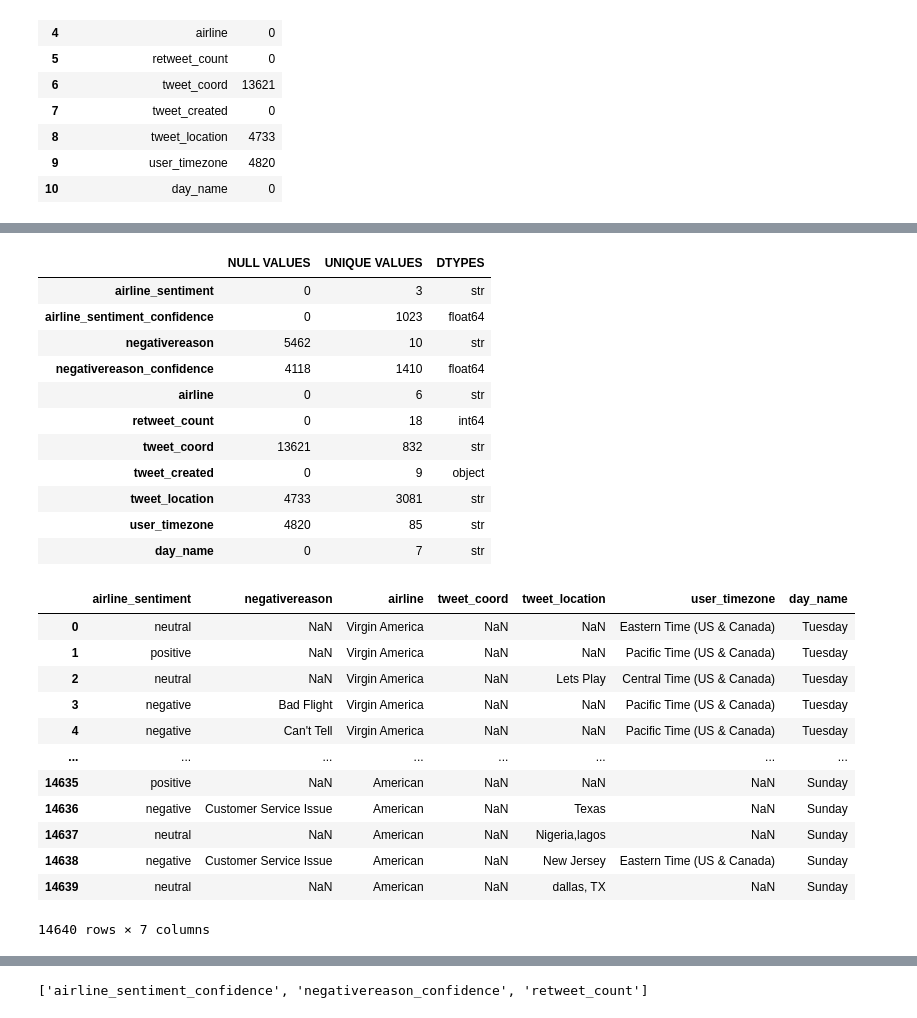
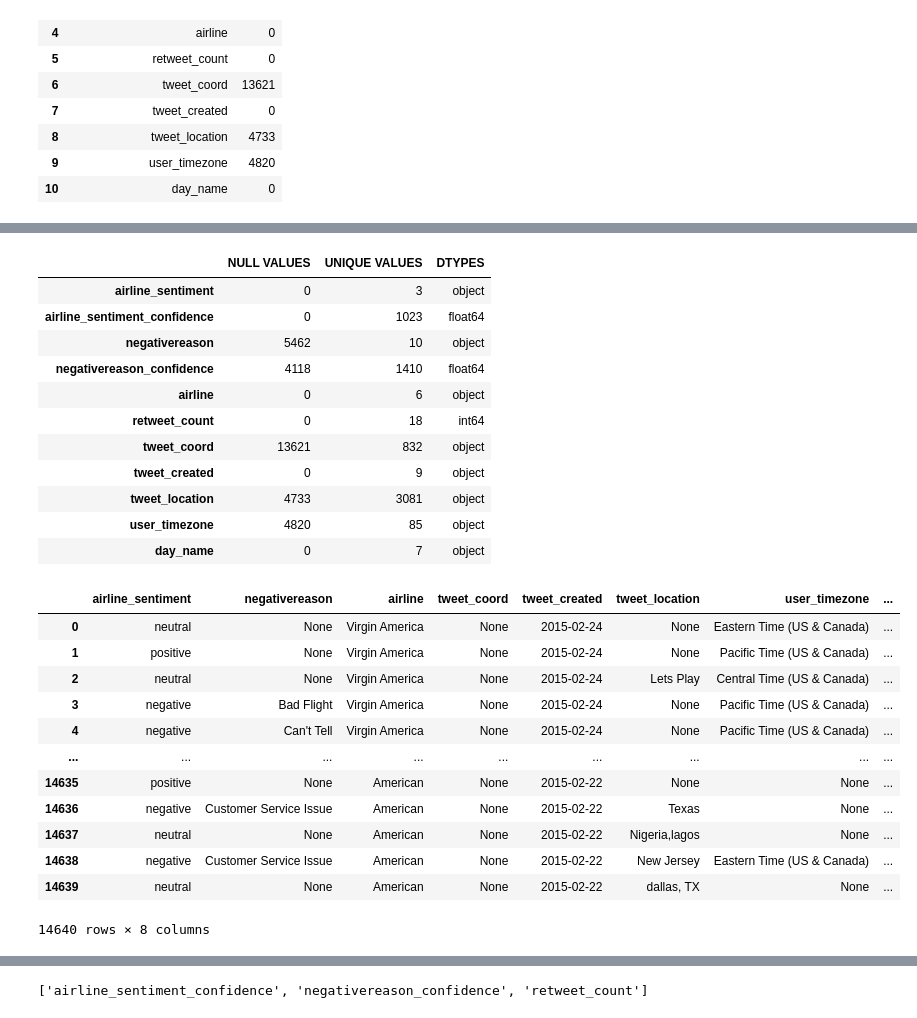
Before and after one commit to pradhans369/Deep_Learning, a Jupyter notebook: 2_3_2.ipynb, the cells around one changed output, grey strips where cells are left out. Saved outputs shown, nothing was run; the diff lists cells and outputs as text; code cells hidden in the pictures.

```diff
--- a/2_3_2.ipynb
+++ b/2_3_2.ipynb
@@ -6,5 +10,5 @@ import pandas as pd
 # %%
-df = pd.read_csv("Datasets/Tweets.csv")
+df = pd.read_csv("/kaggle/input/datasets/organizations/crowdflower/twitter-airline-sentiment/Tweets.csv")
 # %%
 df.isna().sum()
 # %% [output]
@@ -108,33 +109,33 @@ pd.DataFrame({
 })
 # %% [output]
 |  | NULL VALUES | UNIQUE VALUES | DTYPES |
-| airline_sentiment | 0 | 3 | str |
+| airline_sentiment | 0 | 3 | object |
 | airline_sentiment_confidence | 0 | 1023 | float64 |
-| negativereason | 5462 | 10 | str |
+| negativereason | 5462 | 10 | object |
 | negativereason_confidence | 4118 | 1410 | float64 |
-| airline | 0 | 6 | str |
+| airline | 0 | 6 | object |
 | retweet_count | 0 | 18 | int64 |
-| tweet_coord | 13621 | 832 | str |
+| tweet_coord | 13621 | 832 | object |
 | tweet_created | 0 | 9 | object |
-| tweet_location | 4733 | 3081 | str |
-| user_timezone | 4820 | 85 | str |
-| day_name | 0 | 7 | str |
+| tweet_location | 4733 | 3081 | object |
+| user_timezone | 4820 | 85 | object |
+| day_name | 0 | 7 | object |
 # %%
-df.select_dtypes(include='str')
+df.select_dtypes(include='object')
 # %% [output]
-|  | airline_sentiment | negativereason | airline | tweet_coord | tweet_location | user_timezone | day_name |
-| 0 | neutral | NaN | Virgin America | NaN | NaN | Eastern Time (US & Canada) | Tuesday |
-| 1 | positive | NaN | Virgin America | NaN | NaN | Pacific Time (US & Canada) | Tuesday |
-| 2 | neutral | NaN | Virgin America | NaN | Lets Play | Central Time (US & Canada) | Tuesday |
-| 3 | negative | Bad Flight | Virgin America | NaN | NaN | Pacific Time (US & Canada) | Tuesday |
-| 4 | negative | Can't Tell | Virgin America | NaN | NaN | Pacific Time (US & Canada) | Tuesday |
-| ... | ... | ... | ... | ... | ... | ... | ... |
-| 14635 | positive | NaN | American | NaN | NaN | NaN | Sunday |
-| 14636 | negative | Customer Service Issue | American | NaN | Texas | NaN | Sunday |
-| 14637 | neutral | NaN | American | NaN | Nigeria,lagos | NaN | Sunday |
-| 14638 | negative | Customer Service Issue | American | NaN | New Jersey | Eastern Time (US & Canada) | Sunday |
-| 14639 | neutral | NaN | American | NaN | dallas, TX | NaN | Sunday |
+|  | airline_sentiment | negativereason | airline | tweet_coord | tweet_created | tweet_location | user_timezone | ... |
+| 0 | neutral | None | Virgin America | None | 2015-02-24 | None | Eastern Time (US & Canada) | ... |
+| 1 | positive | None | Virgin America | None | 2015-02-24 | None | Pacific Time (US & Canada) | ... |
+| 2 | neutral | None | Virgin America | None | 2015-02-24 | Lets Play | Central Time (US & Canada) | ... |
+| 3 | negative | Bad Flight | Virgin America | None | 2015-02-24 | None | Pacific Time (US & Canada) | ... |
+| 4 | negative | Can't Tell | Virgin America | None | 2015-02-24 | None | Pacific Time (US & Canada) | ... |
+| ... | ... | ... | ... | ... | ... | ... | ... | ... |
+| 14635 | positive | None | American | None | 2015-02-22 | None | None | ... |
+| 14636 | negative | Customer Service Issue | American | None | 2015-02-22 | Texas | None | ... |
+| 14637 | neutral | None | American | None | 2015-02-22 | Nigeria,lagos | None | ... |
+| 14638 | negative | Customer Service Issue | American | None | 2015-02-22 | New Jersey | Eastern Time (US & Canada) | ... |
+| 14639 | neutral | None | American | None | 2015-02-22 | dallas, TX | None | ... |
-14640 rows × 7 columns
+14640 rows × 8 columns
 # %%
 df['user_timezone'].unique().tolist()
 # %% [output]
```
Also changed, not shown: parts of 85 cells of this notebook.
